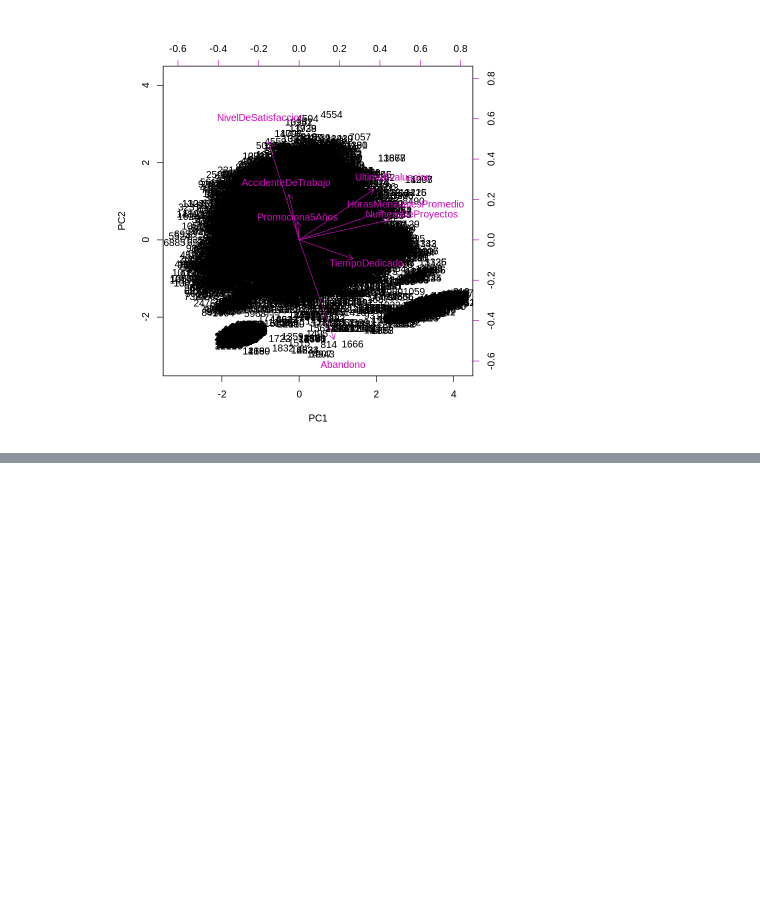
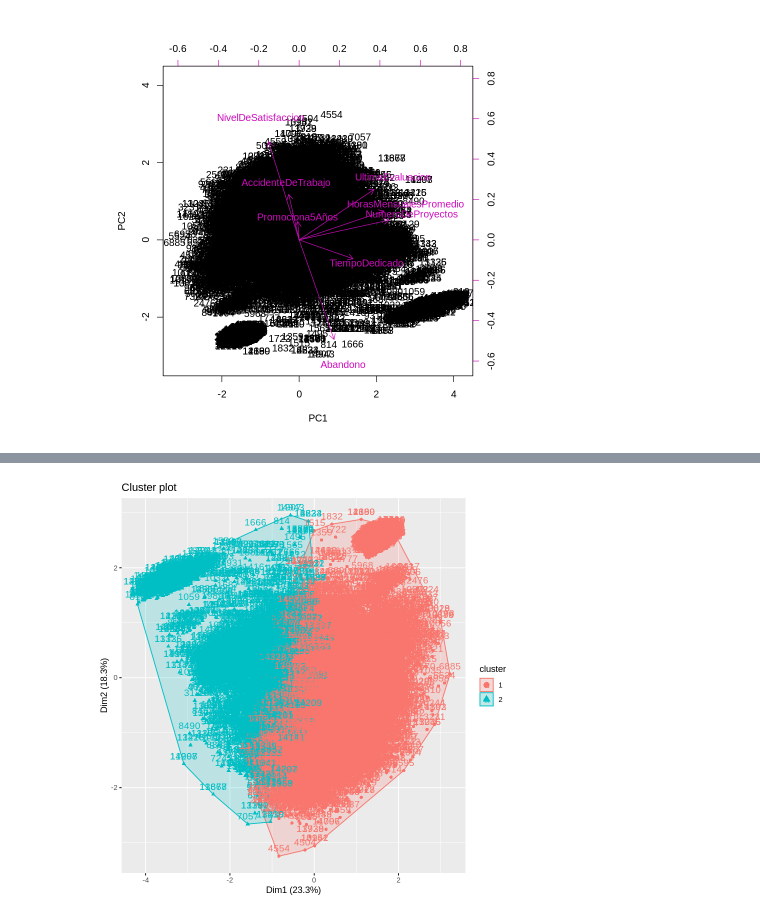
Before and after one commit to cristiandarioortegayubro/Maestria-Ciencia-de-Datos-UBA-FCE, a Jupyter notebook: Analisis_Multivariado/TPF_Ortega_Yubro.ipynb, the cells around one changed output, grey strips where cells are left out. Cells and saved outputs as stored; diff of their text form; code cells hidden in the pictures; blank space fills up the shorter version.

```diff
--- a/Analisis_Multivariado/TPF_Ortega_Yubro.ipynb
+++ b/Analisis_Multivariado/TPF_Ortega_Yubro.ipynb
@@ -443,0 +502,3 @@ biplot(PCA_resultados, scale = 0, col = c(1,6))
+# %%
+k2 <- kmeans(recursoshumanos03, centers = 2, nstart = 25)
+str(k2)
@@ -443,0 +540,4 @@ biplot(PCA_resultados, scale = 0, col = c(1,6))
+# %%
+fviz_cluster(k2, data = recursoshumanos03)
+# %% [output]
+[figure, added]
```
Also changed, not shown: parts of 27 cells of this notebook.
